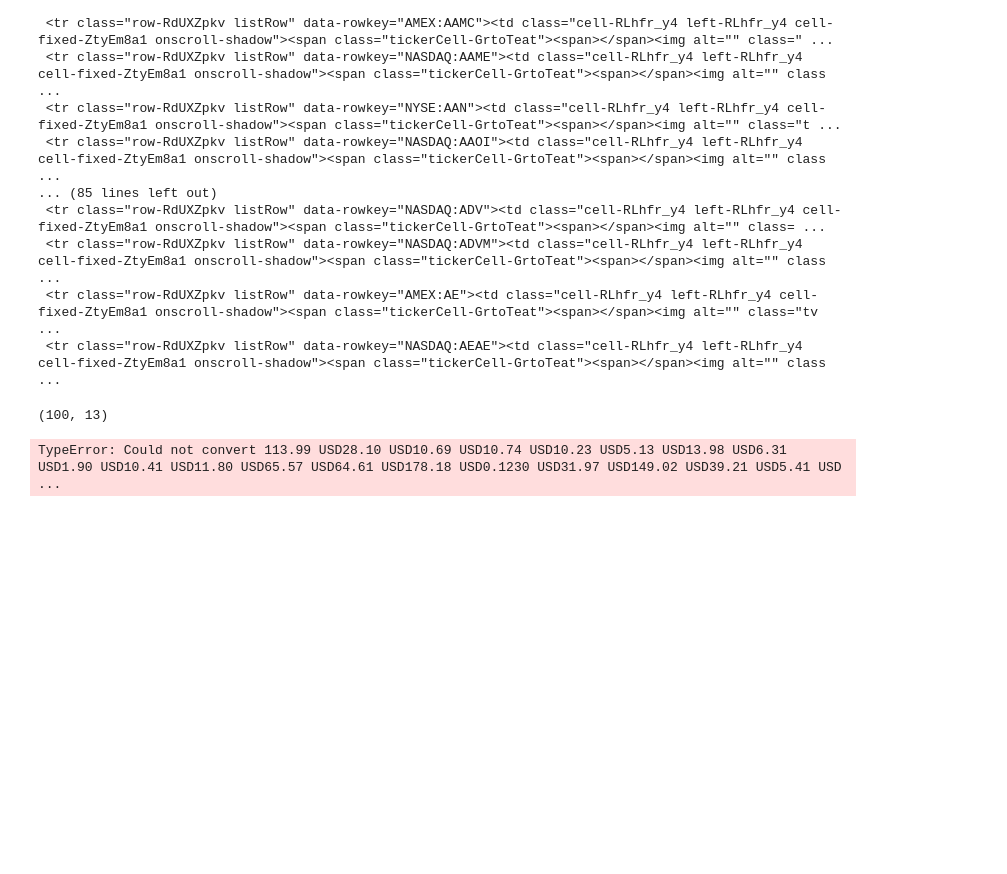
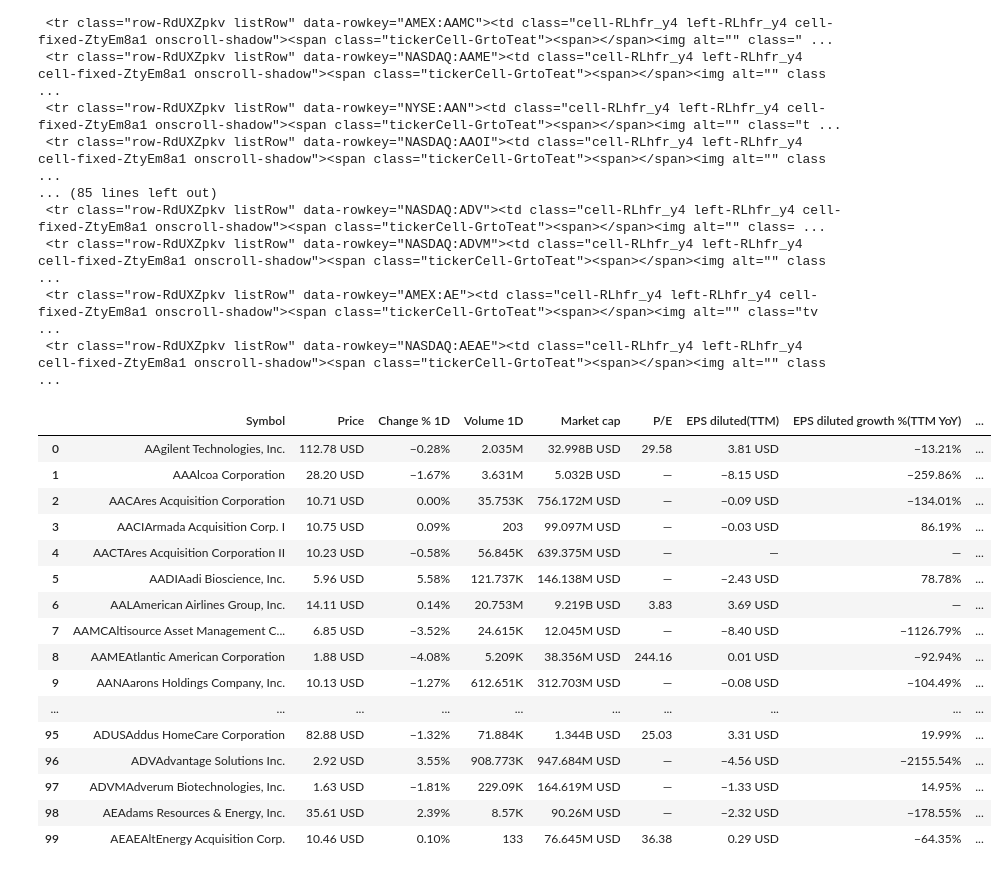
Before and after one commit to lhquan502/DATA-PROJECT, a Jupyter notebook: ScrappingDataFromURL.ipynb, the cells around one changed output. Cells and saved outputs as stored; diff of their text form; code cells hidden in the pictures; blank space fills up the shorter version.

```diff
--- a/ScrappingDataFromURL.ipynb
+++ b/ScrappingDataFromURL.ipynb
@@ -121,13 +117,29 @@ for row in row_data[1:]:
     length = len(data_for_all)
     data_for_all.loc[length] = individual_row
 # %%
-#pd.set_option('display.max_rows', 4000)
+pd.set_option('display.max_rows',4000)
 # %%
-data_for_all.shape
+data_for_all
 # %% [output]
-(100, 13)
+|  | Symbol | Price | Change % 1D | Volume 1D | Market cap | P/E | EPS diluted(TTM) | EPS diluted growth %(TTM YoY) | ... |
+| 0 | AAgilent Technologies, Inc. | 112.78 USD | −0.28% | 2.035M | 32.998B USD | 29.58 | 3.81 USD | −13.21% | ... |
+| 1 | AAAlcoa Corporation | 28.20 USD | −1.67% | 3.631M | 5.032B USD | — | −8.15 USD | −259.86% | ... |
+| 2 | AACAres Acquisition Corporation | 10.71 USD | 0.00% | 35.753K | 756.172M USD | — | −0.09 USD | −134.01% | ... |
+| 3 | AACIArmada Acquisition Corp. I | 10.75 USD | 0.09% | 203 | 99.097M USD | — | −0.03 USD | 86.19% | ... |
+| 4 | AACTAres Acquisition Corporation II | 10.23 USD | −0.58% | 56.845K | 639.375M USD | — | — | — | ... |
+| 5 | AADIAadi Bioscience, Inc. | 5.96 USD | 5.58% | 121.737K | 146.138M USD | — | −2.43 USD | 78.78% | ... |
+| 6 | AALAmerican Airlines Group, Inc. | 14.11 USD | 0.14% | 20.753M | 9.219B USD | 3.83 | 3.69 USD | — | ... |
+| 7 | AAMCAltisource Asset Management C... | 6.85 USD | −3.52% | 24.615K | 12.045M USD | — | −8.40 USD | −1126.79% | ... |
+| 8 | AAMEAtlantic American Corporation | 1.88 USD | −4.08% | 5.209K | 38.356M USD | 244.16 | 0.01 USD | −92.94% | ... |
+| 9 | AANAarons Holdings Company, Inc. | 10.13 USD | −1.27% | 612.651K | 312.703M USD | — | −0.08 USD | −104.49% | ... |
+| ... | ... | ... | ... | ... | ... | ... | ... | ... | ... |
+| 95 | ADUSAddus HomeCare Corporation | 82.88 USD | −1.32% | 71.884K | 1.344B USD | 25.03 | 3.31 USD | 19.99% | ... |
+| 96 | ADVAdvantage Solutions Inc. | 2.92 USD | 3.55% | 908.773K | 947.684M USD | — | −4.56 USD | −2155.54% | ... |
+| 97 | ADVMAdverum Biotechnologies, Inc. | 1.63 USD | −1.81% | 229.09K | 164.619M USD | — | −1.33 USD | 14.95% | ... |
+| 98 | AEAdams Resources & Energy, Inc. | 35.61 USD | 2.39% | 8.57K | 90.26M USD | — | −2.32 USD | −178.55% | ... |
+| 99 | AEAEAltEnergy Acquisition Corp. | 10.46 USD | 0.10% | 133 | 76.645M USD | 36.38 | 0.29 USD | −64.35% | ... |
 # %%
-mean_value = data_for_all['Price'].mean()
+#mean_value = data_for_all['Price'].mean()
 
 #variance = data['column_name'].var()
 
@@ -142,5 +154,3 @@ mean_value = data_for_all['Price'].mean()
 #max_value = data['column_name'].max()
 
 #min_value = data['column_name'].min()
-# %% [output]
-TypeError: Could not convert 113.99 USD28.10 USD10.69 USD10.74 USD10.23 USD5.13 USD13.98 USD6.31 USD1.90 USD10.41 USD11.80 USD65.57 USD64.61 USD178.18 USD0.1230 USD31.97 USD149.02 USD39.21 USD5.41 USD ...
```
Also changed, not shown: parts of 4 cells of this notebook, 2 other files.
